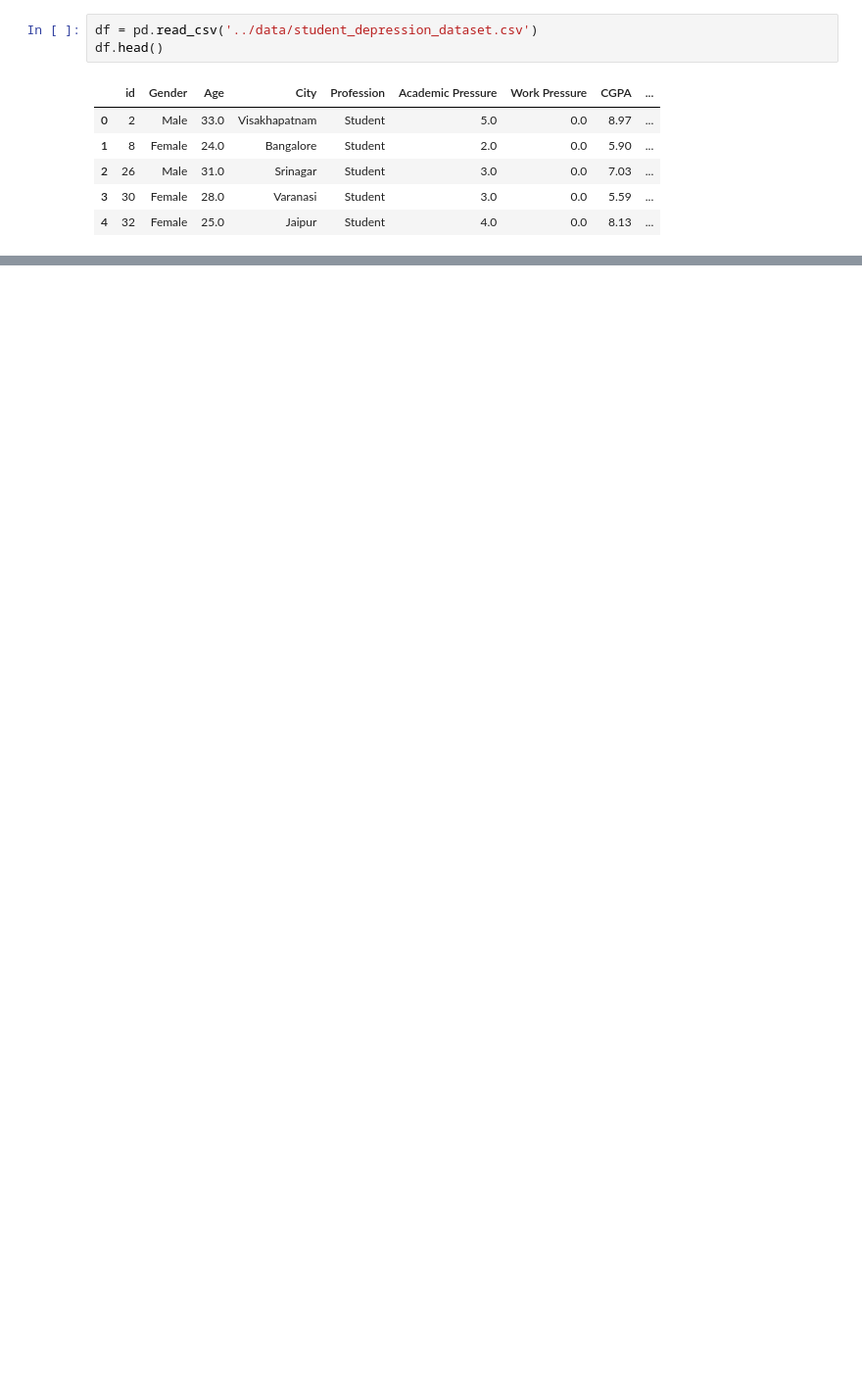
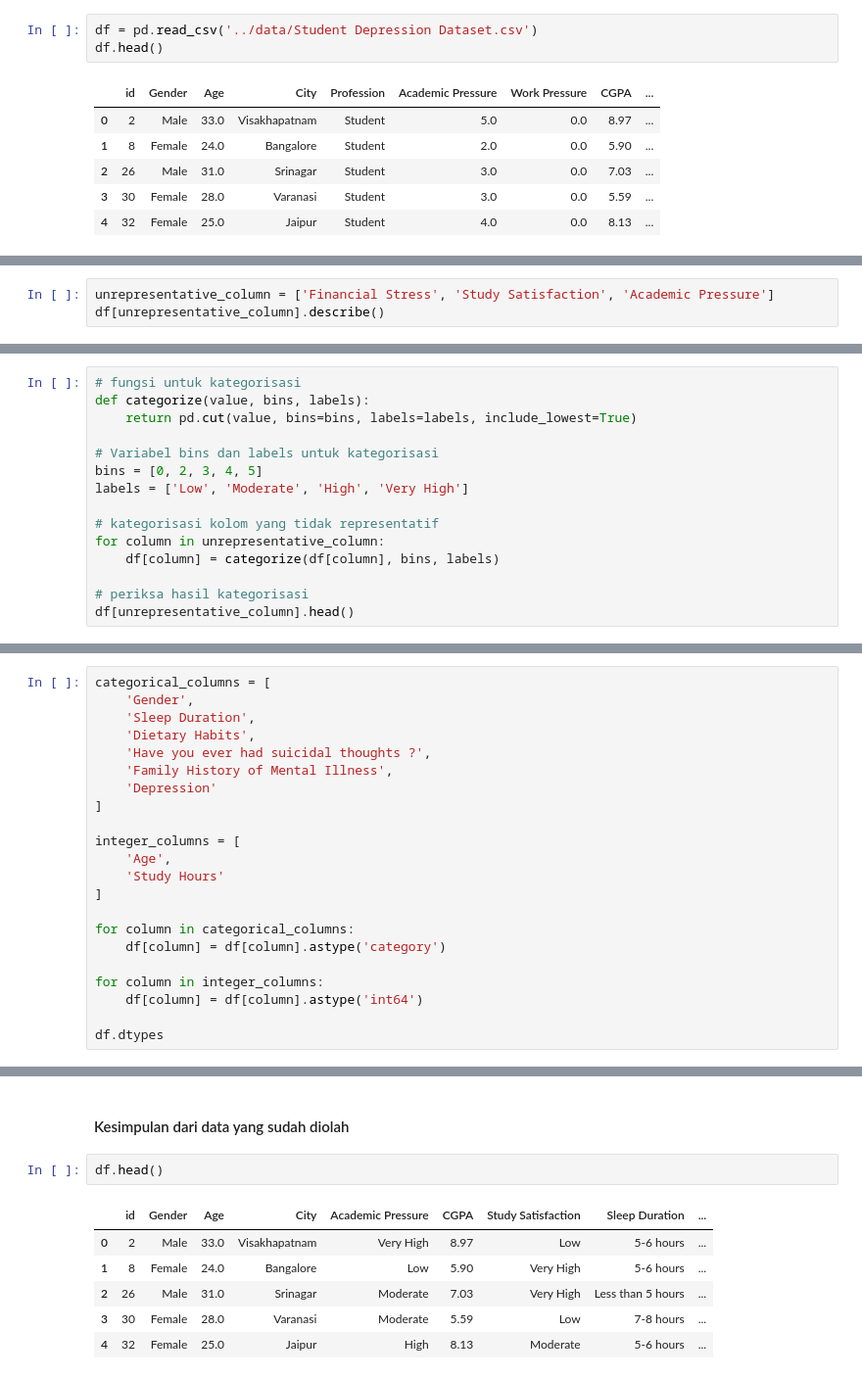
Before and after one commit to rizkyfauziilmi/Student-Depression-BI, a Jupyter notebook: jupyter/data_cleansing.ipynb, the cells around one changed output, grey strips where cells are left out. Shown: that part at 98% size. Cells and saved outputs as stored; diff of their text form; blank space fills up the shorter version.

Commit message:
clean dataset

```diff
--- a/jupyter/data_cleansing.ipynb
+++ b/jupyter/data_cleansing.ipynb
@@ -13,5 +20,5 @@ import pandas as pd
 # %%
-df = pd.read_csv('../data/student_depression_dataset.csv')
+df = pd.read_csv('../data/Student Depression Dataset.csv')
 df.head()
 # %% [output]
 |  | id | Gender | Age | City | Profession | Academic Pressure | Work Pressure | CGPA | ... |
@@ -22,0 +280,3 @@ df.head()
+# %%
+unrepresentative_column = ['Financial Stress', 'Study Satisfaction', 'Academic Pressure']
+df[unrepresentative_column].describe()
@@ -22,0 +295,15 @@ df.head()
+# %%
+# fungsi untuk kategorisasi
+def categorize(value, bins, labels):
+    return pd.cut(value, bins=bins, labels=labels, include_lowest=True)
+
+# Variabel bins dan labels untuk kategorisasi
+bins = [0, 2, 3, 4, 5]
+labels = ['Low', 'Moderate', 'High', 'Very High']
+
+# kategorisasi kolom yang tidak representatif
+for column in unrepresentative_column:
+    df[column] = categorize(df[column], bins, labels)
+
+# periksa hasil kategorisasi
+df[unrepresentative_column].head()
@@ -22,0 +331,22 @@ df.head()
+# %%
+categorical_columns = [
+    'Gender',
+    'Sleep Duration',
+    'Dietary Habits',
+    'Have you ever had suicidal thoughts ?',
+    'Family History of Mental Illness',
+    'Depression'
+]
+
+integer_columns = [
+    'Age',
+    'Study Hours'
+]
+
+for column in categorical_columns:
+    df[column] = df[column].astype('category')
+
+for column in integer_columns:
+    df[column] = df[column].astype('int64')
+
+df.dtypes
@@ -22,0 +370,11 @@ df.head()
+# %% [markdown]
+#### Kesimpulan dari data yang sudah diolah
+# %%
+df.head()
+# %% [output]
+|  | id | Gender | Age | City | Academic Pressure | CGPA | Study Satisfaction | Sleep Duration | ... |
+| 0 | 2 | Male | 33.0 | Visakhapatnam | Very High | 8.97 | Low | 5-6 hours | ... |
+| 1 | 8 | Female | 24.0 | Bangalore | Low | 5.90 | Very High | 5-6 hours | ... |
+| 2 | 26 | Male | 31.0 | Srinagar | Moderate | 7.03 | Very High | Less than 5 hours | ... |
+| 3 | 30 | Female | 28.0 | Varanasi | Moderate | 5.59 | Low | 7-8 hours | ... |
+| 4 | 32 | Female | 25.0 | Jaipur | High | 8.13 | Moderate | 5-6 hours | ... |
```
Also changed, not shown: parts of 39 cells of this notebook, 1 other file.
